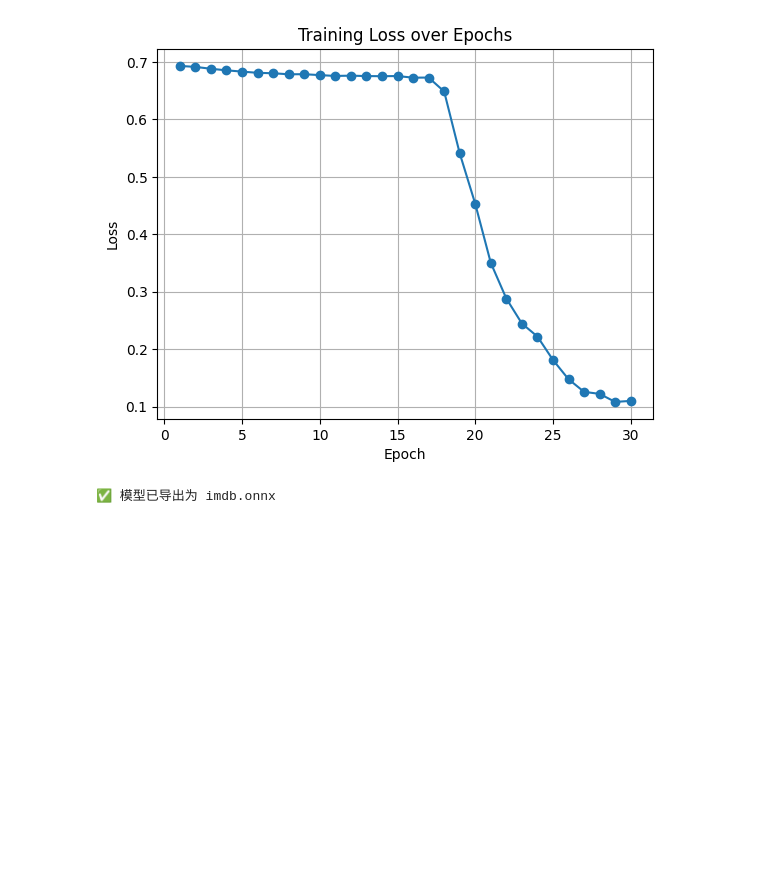
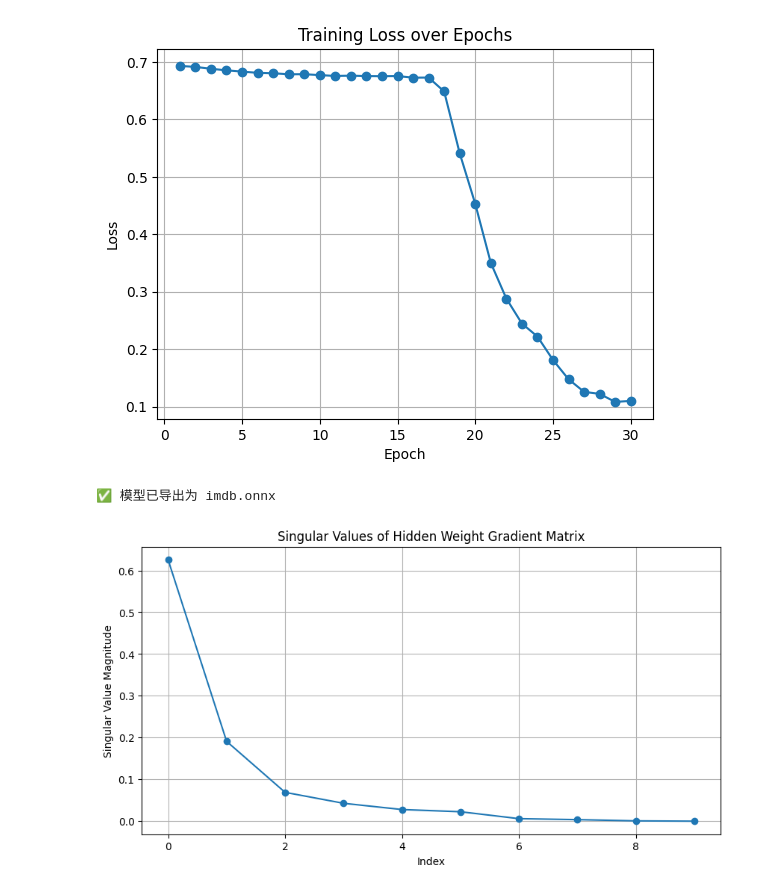
Before and after one commit to caoaolong/llm-teach, a Jupyter notebook: NN/15.循环神经网络.ipynb, the cells around one changed output. Cells and saved outputs as stored; diff of their text form; code cells hidden in the pictures; blank space fills up the shorter version.

```diff
--- a/NN/15.循环神经网络.ipynb
+++ b/NN/15.循环神经网络.ipynb
@@ -141,3 +291,67 @@ Epoch 30/30, Loss: 0.1100
 Test Accuracy: 0.8455
 [figure]
 ✅ 模型已导出为 imdb.onnx
+# %%
+import torch
+import torch.nn as nn
+import matplotlib.pyplot as plt
+from tqdm import tqdm
+
+# 设置随机种子保证可重复性
+torch.manual_seed(42)
+
+# 超参数设置
+input_size = 10      # 输入维度
+hidden_size = 10     # 隐藏层维度
+seq_len = 50         # 序列长度
+batch_size = 1       # 批大小
+
+# 定义一个简单的RNN模型
+class VanillaRNN(nn.Module):
+    def __init__(self):
+        super(VanillaRNN, self).__init__()
+        self.rnn = nn.RNN(input_size=input_size,
+                         hidden_size=hidden_size,
+                         num_layers=1,
+                         batch_first=True,
+                         nonlinearity='tanh')
+
+    def forward(self, x):
+        h0 = torch.zeros(1, batch_size, hidden_size)
+        out, _ = self.rnn(x, h0)
+        return out
+
+# 实例化模型
+model = VanillaRNN()
+criterion = nn.MSELoss()
+
+# 生成随机输入数据和目标
+inputs = torch.randn(batch_size, seq_len, input_size)
+target = torch.randn(batch_size, hidden_size)
+
+# 存储梯度信息
+gradients = []
+
+# 前向传播
+outputs = model(inputs)
+loss = criterion(outputs[:, -1, :], target)
+
+# 反向传播
+loss.backward()
+
+# 获取隐藏层权重的梯度矩阵
+W_hh_grad = model.rnn.weight_hh_l0.grad
+
+# 计算梯度矩阵的奇异值分解(SVD)来观察梯度衰减
+U, S, V = torch.svd(W_hh_grad.abs())
+
+# 可视化梯度矩阵的奇异值
+plt.figure(figsize=(10, 5))
+plt.plot(S.numpy(), 'o-')
+plt.title('Singular Values of Hidden Weight Gradient Matrix')
+plt.xlabel('Index')
+plt.ylabel('Singular Value Magnitude')
+plt.grid(True)
+plt.show()
+# %% [output]
+[figure, added]
```
Also changed, not shown: parts of 2 cells of this notebook, 3 other files.
